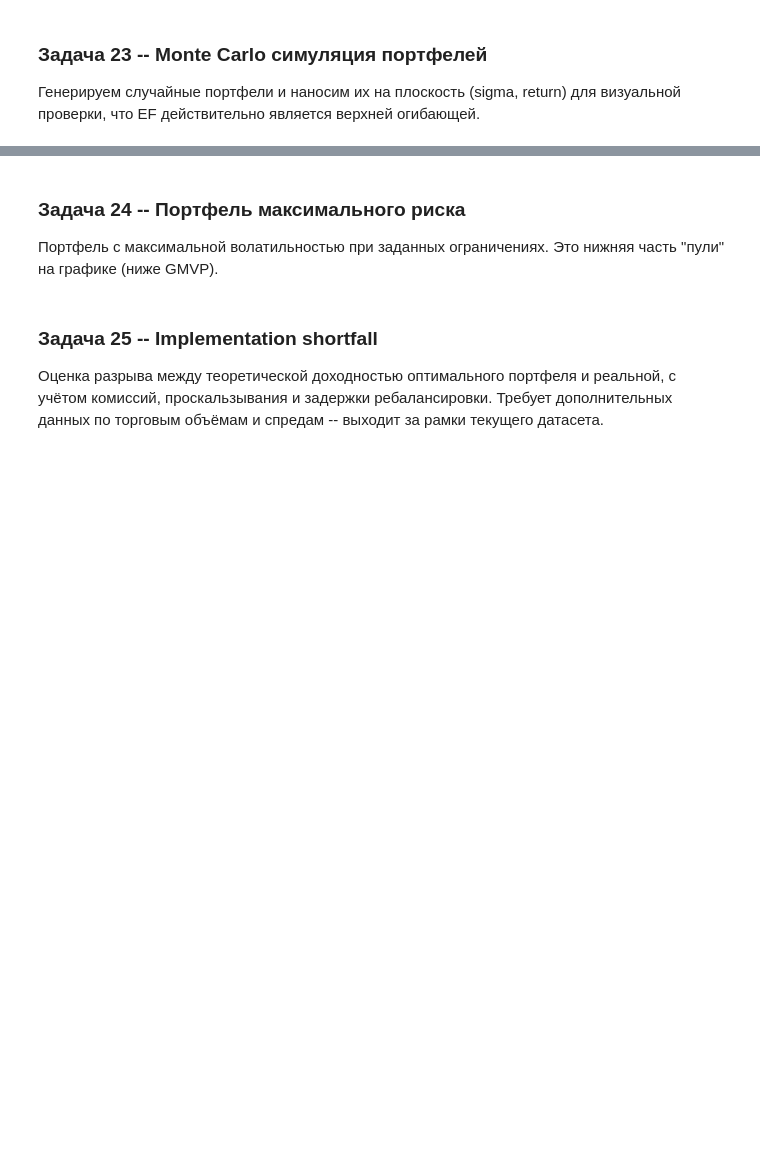
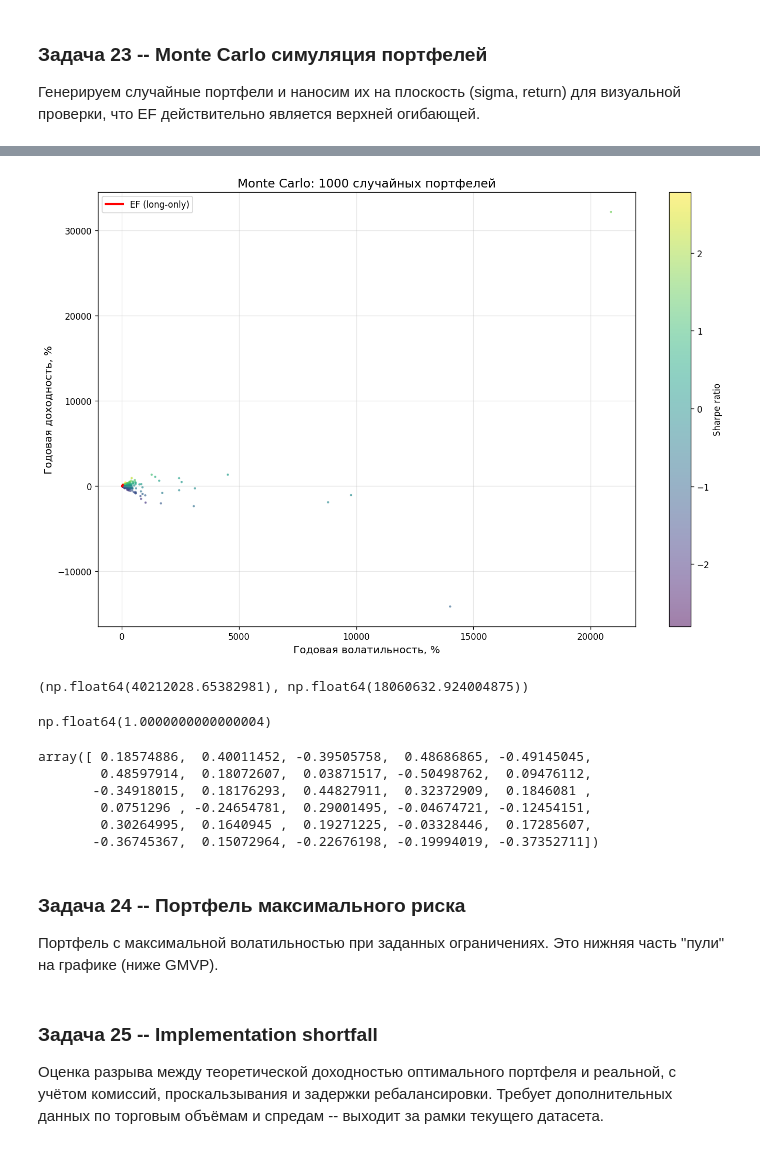
Before and after one commit to stareeg/risk-management, a Jupyter notebook: portfolio_analysis.ipynb, the cells around one changed output, grey strips where cells are left out. Saved outputs shown, nothing was run; the diff lists cells and outputs as text; code cells hidden in the pictures; blank space fills up the shorter version.

```diff
--- a/portfolio_analysis.ipynb
+++ b/portfolio_analysis.ipynb
@@ -1254,3 +1460,61 @@ plt.show()
+# %%
+# задача 23: Monte Carlo
+
+n_simulations = 1_000
+np.random.seed(42)
+
+mc_returns = []
+mc_stds = []
+mc_sharpes = []
+
+for _ in range(n_simulations):
+    # случайные веса (Дирихле -- все положительные, сумма = 1)
+    w_rand = np.random.uniform(-5, 5, n)
+    w_rand = w_rand / w_rand.sum()
+    r = w_rand @ mu
+    s = np.sqrt(w_rand @ Sigma @ w_rand)
+    sr = (r - rf) / s if s > 1e-10 else 0.0
+    mc_returns.append(r * 100)
+    mc_stds.append(s * 100)
+    mc_sharpes.append(sr)
+
+fig, ax = plt.subplots(figsize=(12, 8))
+
+sc = ax.scatter(mc_stds, mc_returns, c=mc_sharpes, cmap='viridis',
+                s=3, alpha=0.5)
+plt.colorbar(sc, ax=ax, label='Sharpe ratio')
+
+# EF (long-only, потому что MC тоже long-only)
+ax.plot(ef_unrestricted['portfolio_std']*100, ef_unrestricted['portfolio_return']*100,
+        'r-', linewidth=2.5, label='EF (long-only)', zorder=4)
+
+ax.set_xlabel('Годовая волатильность, %', fontsize=12)
+ax.set_ylabel('Годовая доходность, %', fontsize=12)
+ax.set_title(f'Monte Carlo: {n_simulations} случайных портфелей', fontsize=14)
+ax.legend(fontsize=10)
+ax.grid(alpha=0.3)
+plt.tight_layout()
+plt.savefig('Monte_carlo_1_000_000.png', dpi=300, bbox_inches='tight')
+plt.show()
+# %% [output]
+[figure, added]
+# %%
+max(mc_stds), max(mc_returns)
+# %% [output]
+(np.float64(40212028.65382981), np.float64(18060632.924004875))
+# %%
+sum(w_rand)
+# %% [output]
+np.float64(1.0000000000000004)
+# %%
+w_rand
+# %% [output]
+array([ 0.18574886,  0.40011452, -0.39505758,  0.48686865, -0.49145045,
+        0.48597914,  0.18072607,  0.03871517, -0.50498762,  0.09476112,
+       -0.34918015,  0.18176293,  0.44827911,  0.32372909,  0.1846081 ,
+        0.0751296 , -0.24654781,  0.29001495, -0.04674721, -0.12454151,
+        0.30264995,  0.1640945 ,  0.19271225, -0.03328446,  0.17285607,
+       -0.36745367,  0.15072964, -0.22676198, -0.19994019, -0.37352711])
 # %% [markdown]
 ### Задача 24 -- Портфель максимального риска
 
```
Also changed, not shown: parts of 26 cells of this notebook.
